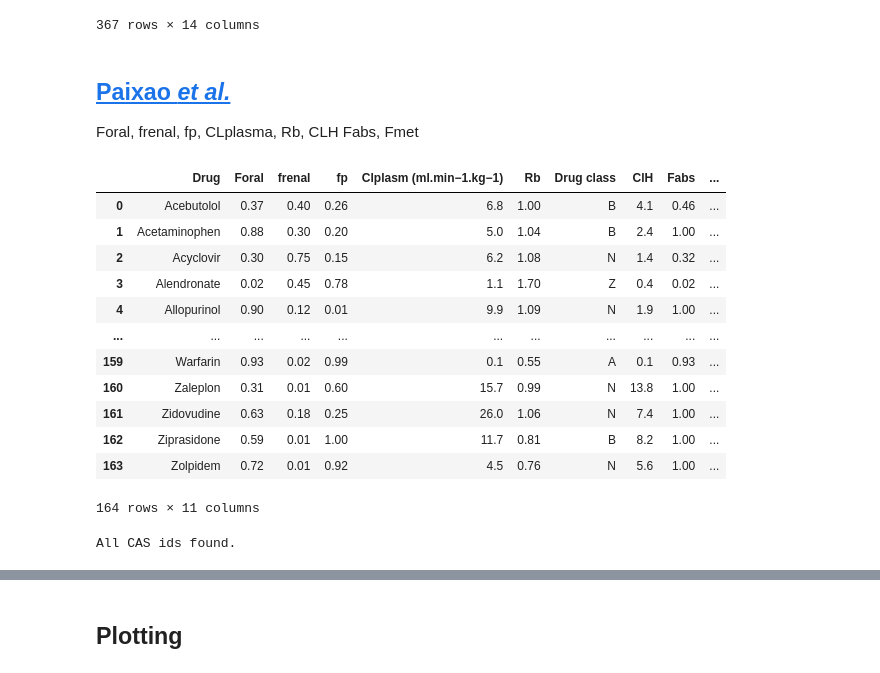
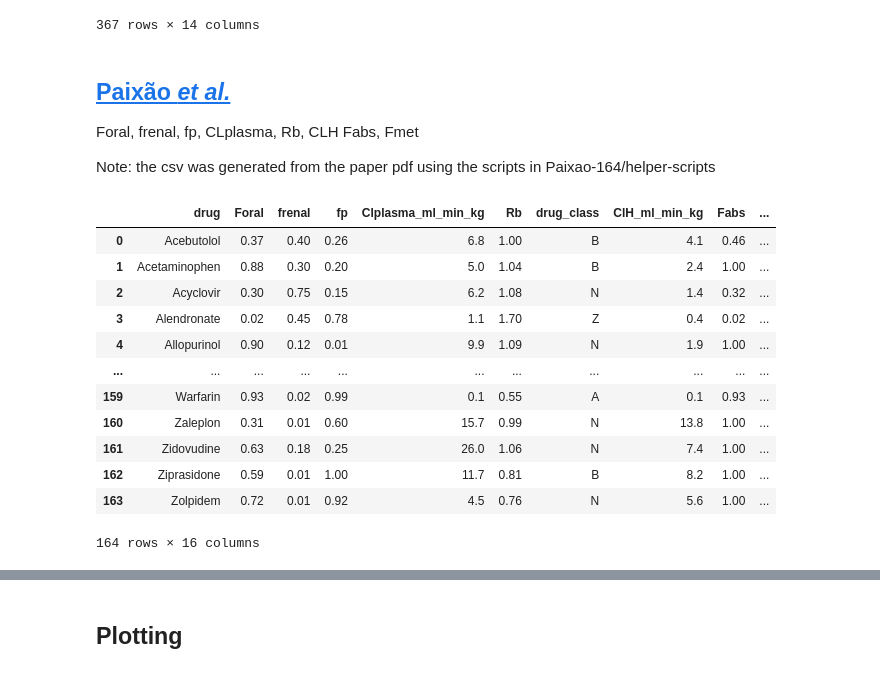
Before and after one commit to MaroDonato/PK-dataset-overview, a Jupyter notebook: overview.ipynb, the cells around one changed output, grey strips where cells are left out. Cells and saved outputs as stored; diff of their text form; code cells hidden in the pictures.

```diff
--- a/overview.ipynb
+++ b/overview.ipynb
@@ -170,11 +174,14 @@ adachi_df['Cas No.'].to_csv('csv_files/adachi.csv', index=False)
 # %% [markdown]
-## [Paixao *et al.*](https://www.sciencedirect.com/science/article/pii/S0378517312002414)
+## [Paixão *et al.*](https://www.sciencedirect.com/science/article/pii/S0378517312002414)
+
 Foral, frenal, fp, CLplasma, Rb, CLH Fabs, Fmet
+
+Note: the csv was generated from the paper pdf using the scripts in Paixao-164/helper-scripts
 # %%
-paixao_df = pd.read_csv('Paixao-164/Paixao.csv')
+paixao_df = pd.read_csv('datasets/Paixao-164/table2_with_cas.csv')
 paixao_df
 # %% [output]
-|  | Drug | Foral | frenal | fp | Clplasm (ml.min−1.kg−1) | Rb | Drug class | ClH | Fabs | ... |
+|  | drug | Foral | frenal | fp | Clplasma_ml_min_kg | Rb | drug_class | ClH_ml_min_kg | Fabs | ... |
 | 0 | Acebutolol | 0.37 | 0.40 | 0.26 | 6.8 | 1.00 | B | 4.1 | 0.46 | ... |
 | 1 | Acetaminophen | 0.88 | 0.30 | 0.20 | 5.0 | 1.04 | B | 2.4 | 1.00 | ... |
 | 2 | Acyclovir | 0.30 | 0.75 | 0.15 | 6.2 | 1.08 | N | 1.4 | 0.32 | ... |
@@ -186,33 +193,4 @@ paixao_df
 | 161 | Zidovudine | 0.63 | 0.18 | 0.25 | 26.0 | 1.06 | N | 7.4 | 1.00 | ... |
 | 162 | Ziprasidone | 0.59 | 0.01 | 1.00 | 11.7 | 0.81 | B | 8.2 | 1.00 | ... |
 | 163 | Zolpidem | 0.72 | 0.01 | 0.92 | 4.5 | 0.76 | N | 5.6 | 1.00 | ... |
-164 rows × 11 columns
+164 rows × 16 columns
-# %%
-# Convert drug names to CAS ids.
-def scrape_cas_number(structure_name):
-    url = f"https://commonchemistry.cas.org/results?q={structure_name}"
-    response = requests.get(url)
-
-    if response.status_code == 200:
-        return re.findall('\d+-\d+-\d+', response.text)
-    else:
-        print(f"Error fetching webpage: {response.status_code}")
-    return None
-
-paixao_cas = []
-unknown_cas = []
-for drug in tqdm(paixao_df.Drug):
-    cas = scrape_cas_number(drug)
-    if not cas:
-        # Missing CAS numbers can be added using cirpy.resolve.
-        cirpy_cas = cirpy.resolve(drug, 'cas')
-        if cirpy_cas:
-            paixao_cas.append(cirpy_cas)
-        else:
-            unknown_cas.append(drug)
-    else:
-        paixao_cas += list(cas)
-if not unknown_cas:
-    print('All CAS ids found.')
-# %% [output]
-All CAS ids found.
```
Also changed, not shown: parts of 17 cells of this notebook, 20 other files.
